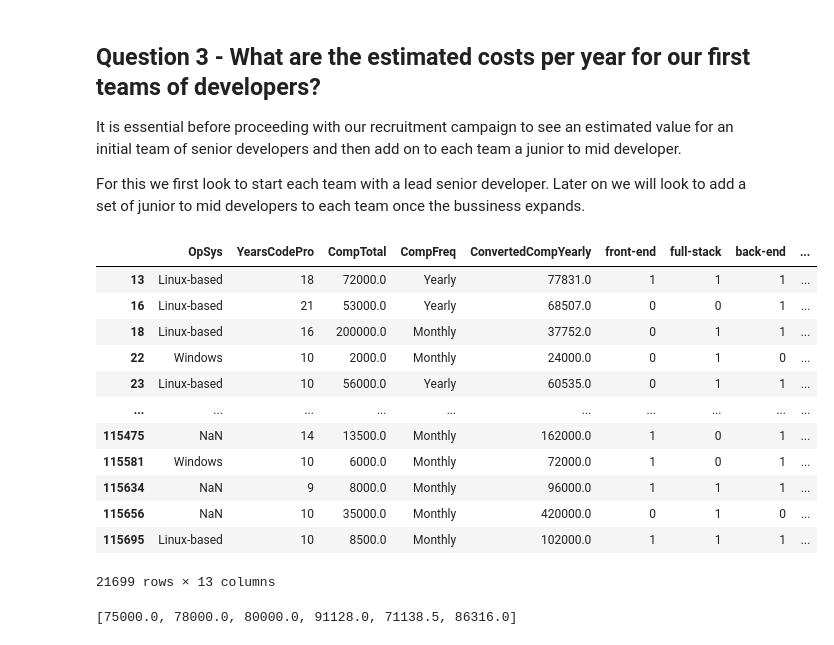
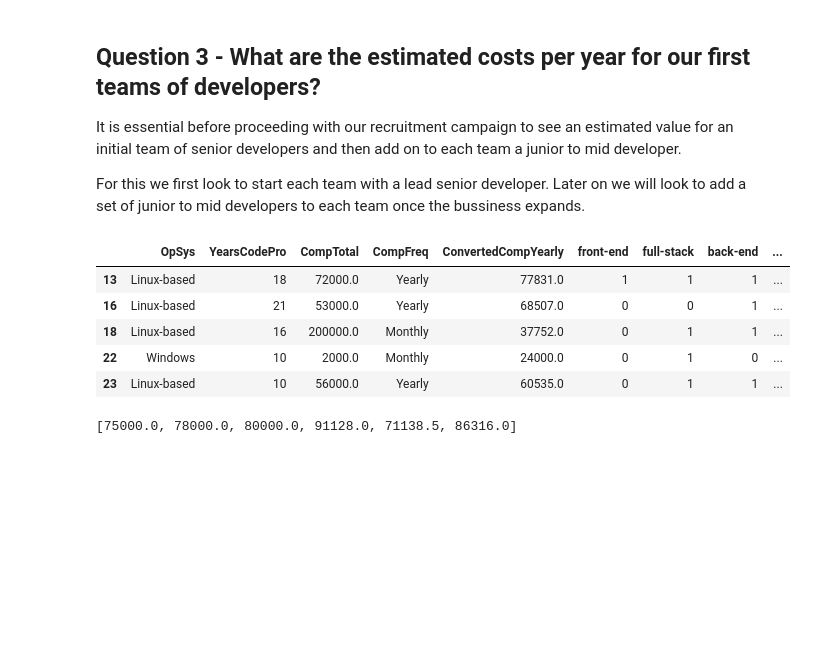
Before and after one commit to Near27/Data-Science-Blog-Post---StackOverflow-Data, a Jupyter notebook: ds_1.ipynb, the cells around one changed output. Drawn from its saved outputs; the diff is of its cells as text; code cells hidden in the pictures; blank space fills up the shorter version.

```diff
--- a/ds_1.ipynb
+++ b/ds_1.ipynb
@@ -774,21 +744,14 @@ df_common_survey = df_common_survey[(df_common_survey.ConvertedCompYearly < 5000
 # %%
 # subset dataset to only developers with more than 7 years of experience
 df_senior = df_common_survey[df_common_survey.YearsCodePro > 7]
-df_senior
+df_senior.head()
 # %% [output]
 |  | OpSys | YearsCodePro | CompTotal | CompFreq | ConvertedCompYearly | front-end | full-stack | back-end | ... |
 | 13 | Linux-based | 18 | 72000.0 | Yearly | 77831.0 | 1 | 1 | 1 | ... |
 | 16 | Linux-based | 21 | 53000.0 | Yearly | 68507.0 | 0 | 0 | 1 | ... |
 | 18 | Linux-based | 16 | 200000.0 | Monthly | 37752.0 | 0 | 1 | 1 | ... |
 | 22 | Windows | 10 | 2000.0 | Monthly | 24000.0 | 0 | 1 | 0 | ... |
 | 23 | Linux-based | 10 | 56000.0 | Yearly | 60535.0 | 0 | 1 | 1 | ... |
-| ... | ... | ... | ... | ... | ... | ... | ... | ... | ... |
-| 115475 | NaN | 14 | 13500.0 | Monthly | 162000.0 | 1 | 0 | 1 | ... |
-| 115581 | Windows | 10 | 6000.0 | Monthly | 72000.0 | 1 | 0 | 1 | ... |
-| 115634 | NaN | 9 | 8000.0 | Monthly | 96000.0 | 1 | 1 | 1 | ... |
-| 115656 | NaN | 10 | 35000.0 | Monthly | 420000.0 | 0 | 1 | 0 | ... |
-| 115695 | Linux-based | 10 | 8500.0 | Monthly | 102000.0 | 1 | 1 | 1 | ... |
-21699 rows × 13 columns
 # %%
 # subset senior developer dataframe to each dev type
 
```
Also changed, not shown: parts of 5 cells of this notebook.
